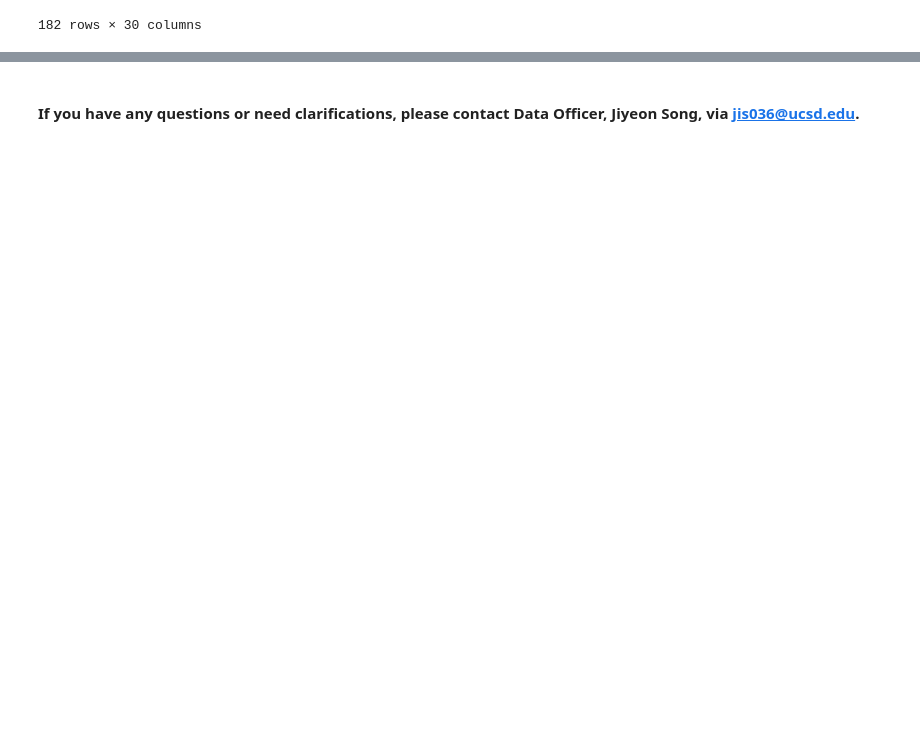
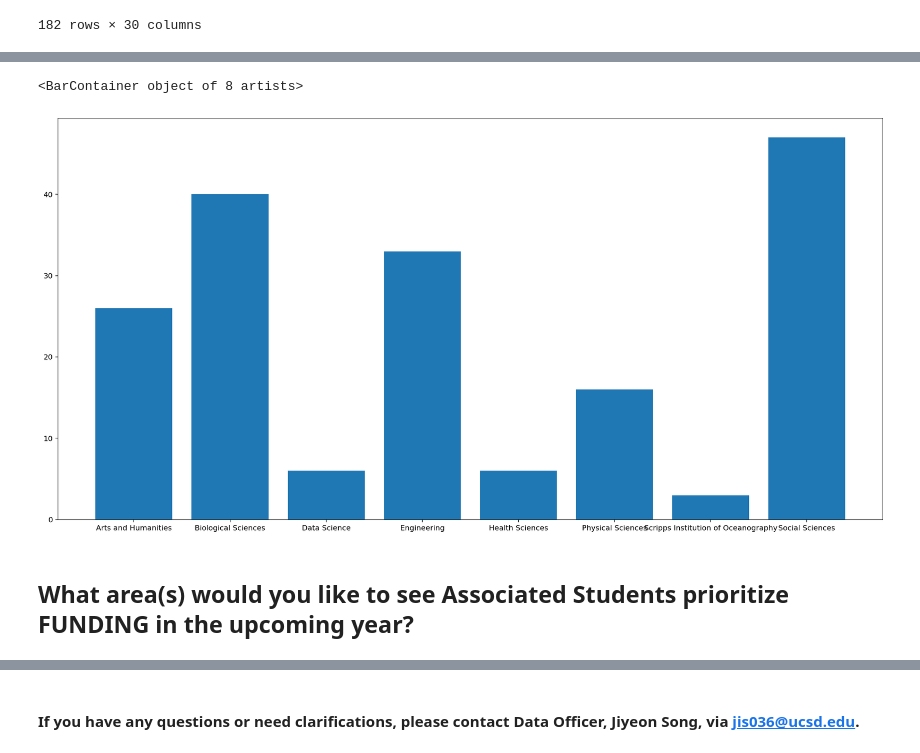
Before and after one commit to jiyeonsongg/as-advocacy-survey-fa22, a Jupyter notebook: analysis.ipynb, the cells around one changed output, grey strips where cells are left out. Cells and saved outputs as stored; diff of their text form; code cells hidden in the pictures; blank space fills up the shorter version.

```diff
--- a/analysis.ipynb
+++ b/analysis.ipynb
@@ -78,0 +111,29 @@ new_cols_resp = filt_resp[filt_resp['To verify and increase reliability on colle
+# %%
+# academic department (allow multiple choices)
+div_dict = {'Arts and Humanities': 0, 'Biological Sciences': 0, 'Data Science': 0, 'Engineering': 0, 'Health Sciences': 0, 'Physical Sciences': 0, 'Scripps Institution of Oceanography': 0, 'Social Sciences': 0}
+for i in df["academic division(s)"]:
+    if 'Arts and Humanities' in i:
+        div_dict['Arts and Humanities'] += 1
+    elif 'Biological Sciences' in i:
+        div_dict['Biological Sciences'] += 1
+    elif 'Data Science' in i:
+        div_dict['Data Science'] += 1
+    elif 'Engineering' in i:
+        div_dict['Engineering'] += 1
+    elif 'Health Sciences' in i:
+        div_dict['Health Sciences'] += 1
+    elif 'Physical Sciences' in i:
+        div_dict['Physical Sciences'] += 1
+    elif 'Scripps Institution of Oceanography' in i:
+        div_dict['Scripps Institution of Oceanography'] += 1
+    elif 'Social Sciences' in i:
+        div_dict['Social Sciences'] += 1
+
+fig, ax = plt.subplots(figsize=(20, 10))
+div, num = zip(*div_dict.items())
+plt.bar(div, num)
+# %% [output]
+<BarContainer object of 8 artists>
+[figure, added]
+# %% [markdown]
+## What area(s) would you like to see Associated Students prioritize FUNDING in the upcoming year?
```
Also changed, not shown: parts of 11 cells of this notebook.
